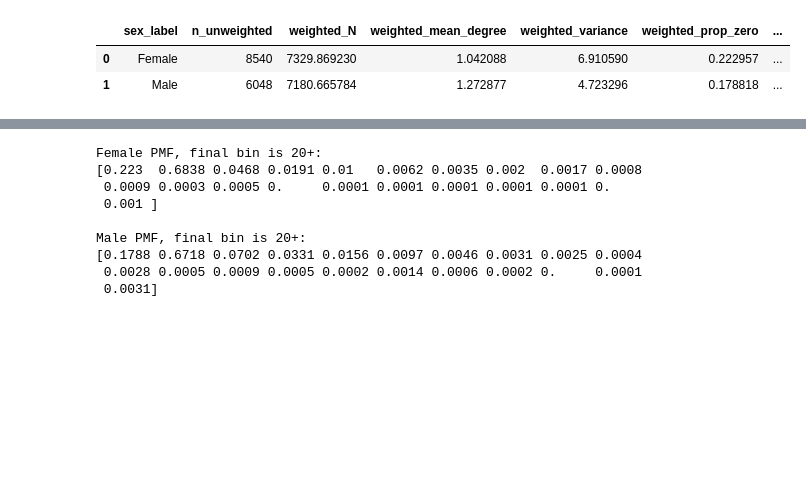
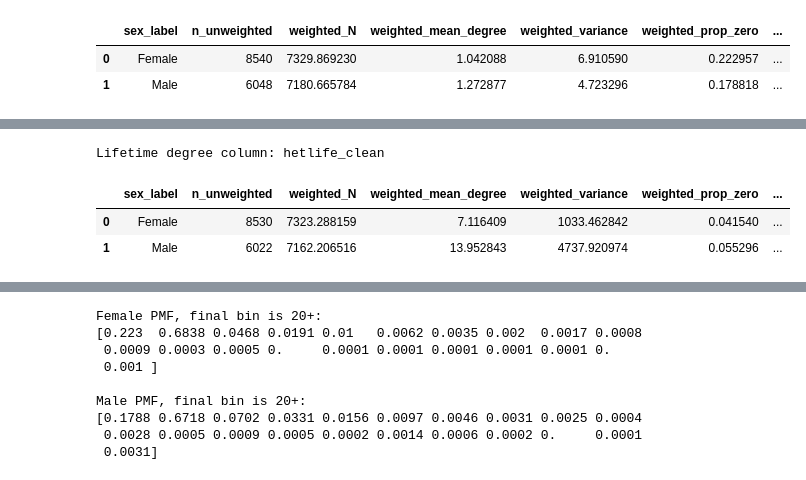
Before and after one commit to RichardYu444/HPVsim-Summer, a Jupyter notebook: natsal_analysis_working.ipynb, the cells around one changed output, grey strips where cells are left out. Cells and saved outputs as stored; diff of their text form; code cells hidden in the pictures; blank space fills up the shorter version.

```diff
--- a/natsal_analysis_working.ipynb
+++ b/natsal_analysis_working.ipynb
@@ -692,3 +724,25 @@ Main degree column: het1yr_clean
+# %%
+# Lifetime heterosexual partner count summary (as above, but using hetlife).
+if 'lifetime_degree_hetlife' in available_count_cols:
+    lifetime_degree_col = f"{available_count_cols['lifetime_degree_hetlife']}_clean"
+    print('Lifetime degree column:', lifetime_degree_col)
+    summary_table_lifetime = describe_weighted_counts(het_degree, lifetime_degree_col, weight_col='weight', group_col='sex_label')
+
+    # The weighted mean is heavily right-skewed by a small number of very high reported
+    # counts, so the median is a more robust summary of typical lifetime partner numbers.
+    lifetime_median_by_sex = het_degree.dropna(subset=[lifetime_degree_col]).groupby('sex_label').apply(
+        lambda g: weighted_median(g[lifetime_degree_col], g['weight']), include_groups=False
+    )
+    summary_table_lifetime['weighted_median_degree'] = summary_table_lifetime['sex_label'].map(lifetime_median_by_sex)
+else:
+    summary_table_lifetime = None
+    print('Lifetime partner-count variable not available.')
+summary_table_lifetime
+# %% [output]
+Lifetime degree column: hetlife_clean
+|  | sex_label | n_unweighted | weighted_N | weighted_mean_degree | weighted_variance | weighted_prop_zero | ... |
+| 0 | Female | 8530 | 7323.288159 | 7.116409 | 1033.462842 | 0.041540 | ... |
+| 1 | Male | 6022 | 7162.206516 | 13.952843 | 4737.920974 | 0.055296 | ... |
 # %%
 # Plot empirical annual heterosexual degree distribution with Poisson and negative-binomial fits.
 # The final bar is an overflow bin: max_degree+.
```
Also changed, not shown: parts of 7 cells of this notebook, 3 other files.
